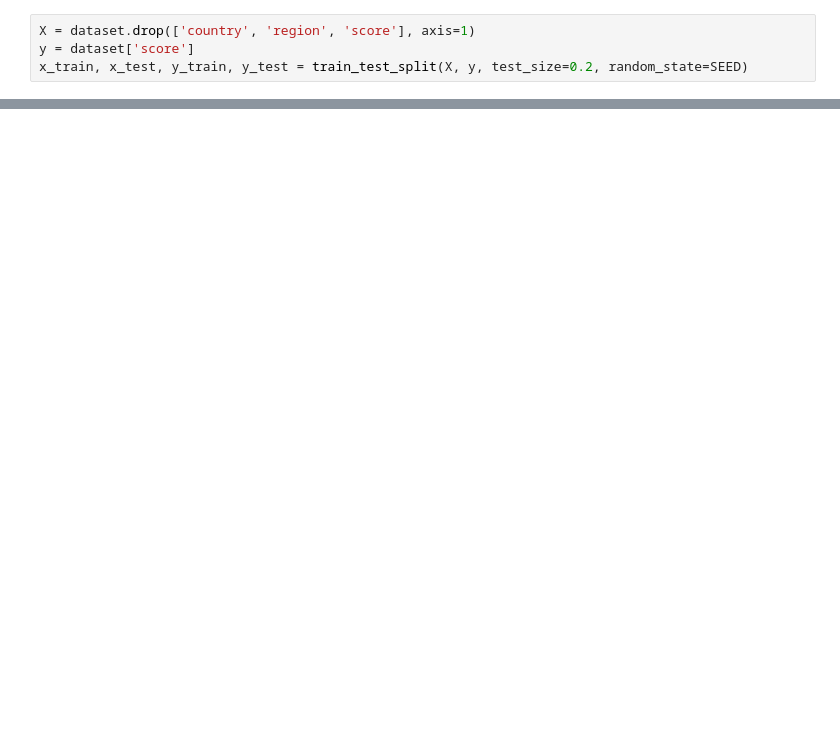
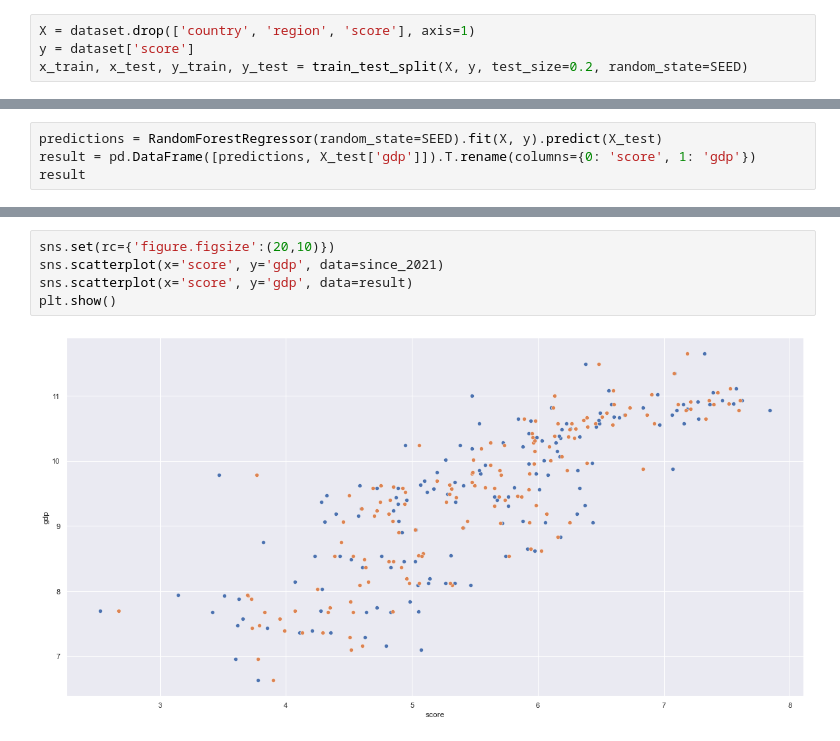
Before and after one commit to SalatielBairros/world-happiness-report, a Jupyter notebook: analysis/POCModels.ipynb, the cells around one changed output, grey strips where cells are left out. Drawn from its saved outputs; the diff is of its cells as text; blank space fills up the shorter version.

```diff
--- a/analysis/POCModels.ipynb
+++ b/analysis/POCModels.ipynb
@@ -39,0 +103,4 @@ LinearRegression().fit(x_train, y_train).score(x_test, y_test)
+# %%
+predictions = RandomForestRegressor(random_state=SEED).fit(X, y).predict(X_test)
+result = pd.DataFrame([predictions, X_test['gdp']]).T.rename(columns={0: 'score', 1: 'gdp'})
+result
@@ -39,0 +121,7 @@ LinearRegression().fit(x_train, y_train).score(x_test, y_test)
+# %%
+sns.set(rc={'figure.figsize':(20,10)})
+sns.scatterplot(x='score', y='gdp', data=since_2021)
+sns.scatterplot(x='score', y='gdp', data=result)
+plt.show()
+# %% [output]
+[figure, added]
```
Also changed, not shown: parts of 14 cells of this notebook.
